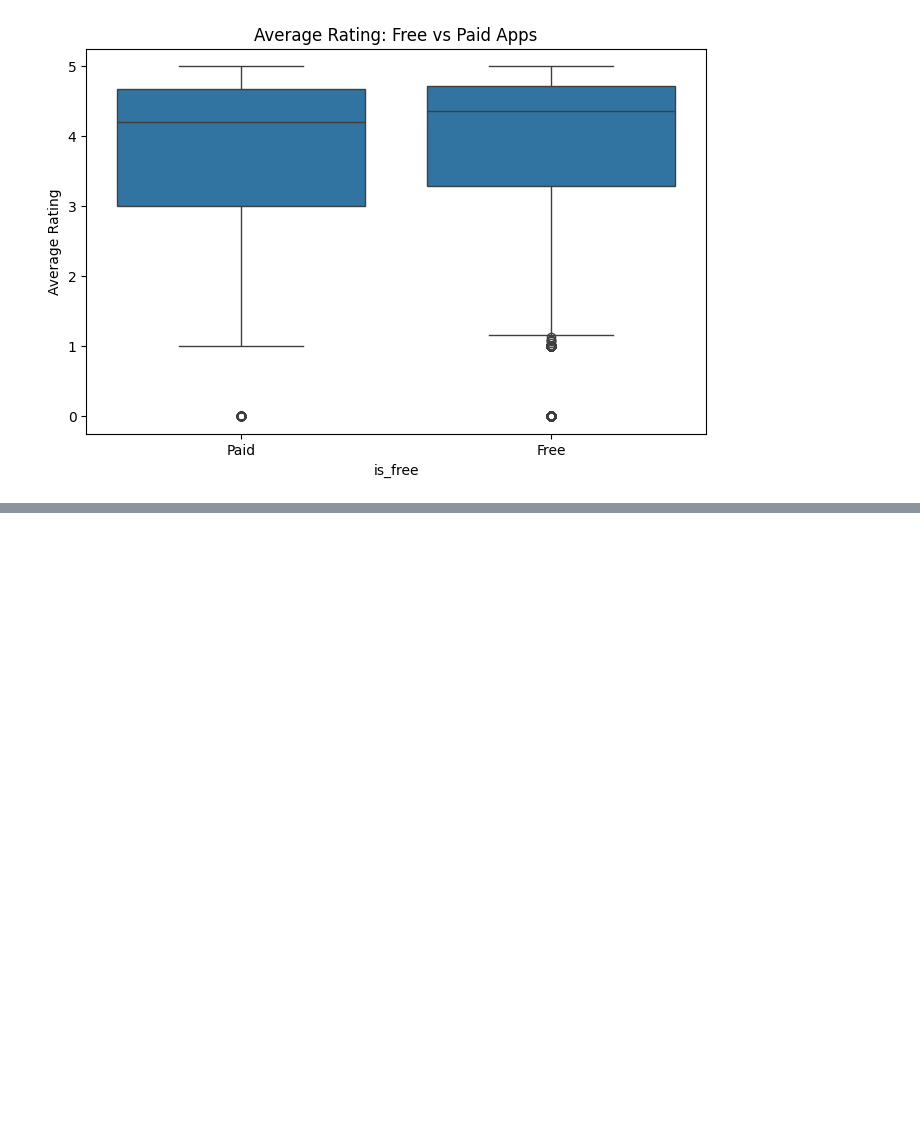
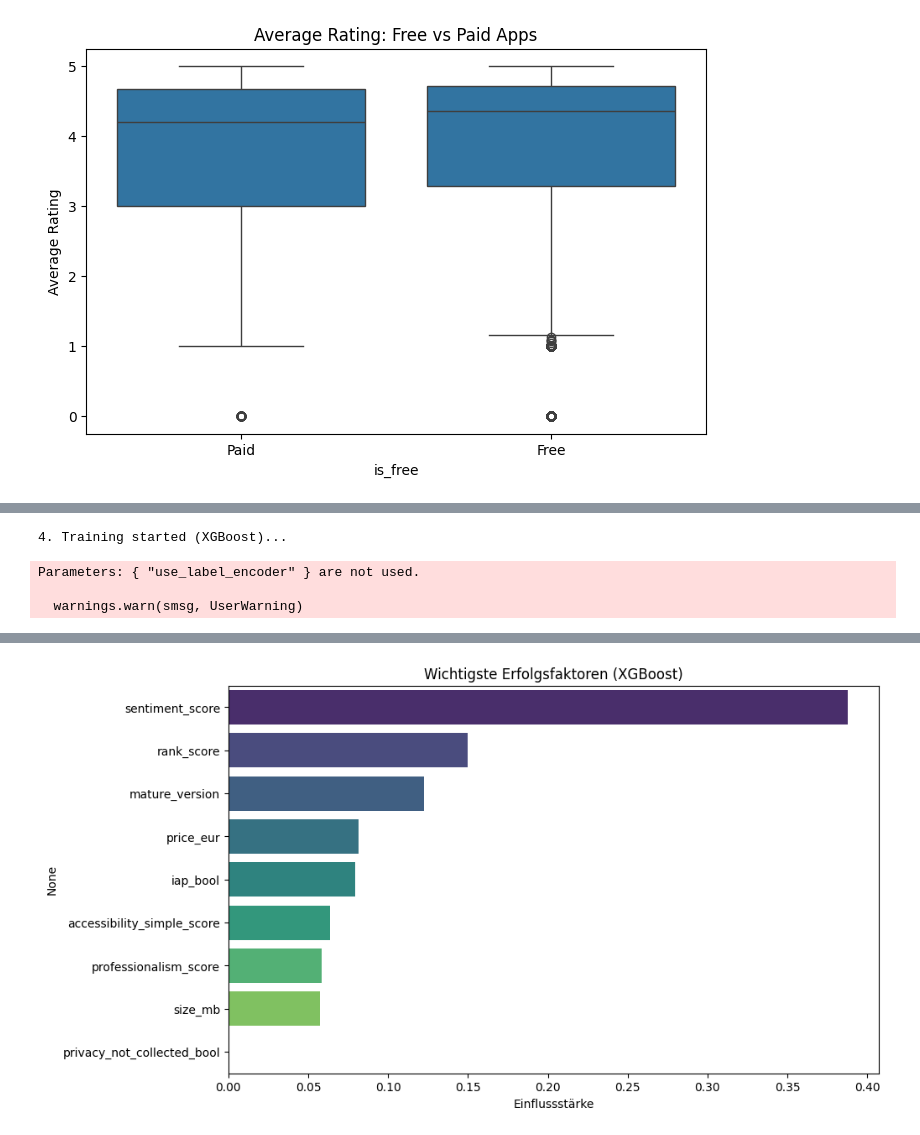
Before and after one commit to Miles-Zhu/AA-Group1, a Jupyter notebook: min.ipynb, the cells around one changed output, grey strips where cells are left out. Drawn from its saved outputs; the diff is of its cells as text; code cells hidden in the pictures; blank space fills up the shorter version.

```diff
--- a/min.ipynb
+++ b/min.ipynb
@@ -605,0 +774,13 @@ print("No. of remaining apps:", len(df_filtered), num_apps)
+# %%
+# -----------------------------
+# SEKTION 4.2: XGBoost + Ranking Boost)
+# -----------------------------
+import numpy as np
+import re
+from sklearn.model_selection import train_test_split
+from sklearn.metrics import classification_report, confusion_matrix, f1_score
+from xgboost import XGBClassifier
+
+print("1. Prep Data...")
+apps = df_sentiment.copy()
+apps["sentiment_score"] = apps["share_positive"]
@@ -605,0 +895,64 @@ print("No. of remaining apps:", len(df_filtered), num_apps)
+# %%
+# -----------------------------
+# SCHRITT 4: TRAINING (XGBoost)
+# -----------------------------
+if count_hq >= 20:
+    print("\n4. Training started (XGBoost)...")
+
+    features = [
+        "rank_score",
+        "sentiment_score",
+        "professionalism_score",
+        "mature_version",
+        "privacy_not_collected_bool",
+        "accessibility_simple_score",
+        "size_mb",
+        "iap_bool",
+        "price_eur"
+    ]
+
+    X_data = apps[features].fillna(0)
+    y_data = apps["high_quality"]
+
+    # Imbalance Ratio berechnen
+    scale_ratio = (len(apps) - count_hq) / count_hq
+
+    # Split 80/20
+    X_train, X_test, y_train, y_test = train_test_split(
+        X_data, y_data, test_size=0.2, random_state=42, stratify=y_data
+    )
+
+    # XGBoost Classifier
+    xgb = XGBClassifier(
+        n_estimators=5000,
+        learning_rate=0.01,
+        max_depth=16,
+        scale_pos_weight=scale_ratio, # Important against Imbalance
+        use_label_encoder=False,
+        eval_metric='logloss',
+        random_state=42
+    )
+
+    xgb.fit(X_train, y_train)
+    y_pred = xgb.predict(X_test)
+
+    print("\n=== ERGEBNIS (XGBoost) ===")
+    print(confusion_matrix(y_test, y_pred))
+    print(classification_report(y_test, y_pred))
+    print(f"F1-Score: {f1_score(y_test, y_pred):.4f}")
+
+    # Plot
+    importances = pd.Series(xgb.feature_importances_, index=features).sort_values(ascending=False)
+    plt.figure(figsize=(10, 6))
+    sns.barplot(x=importances.values, y=importances.index, hue=importances.index, legend=False, palette="viridis")
+    plt.title("Wichtigste Erfolgsfaktoren (XGBoost)")
+    plt.xlabel("Einflussstärke")
+    plt.show()
+
+else:
+    print("False.")
+# %% [output]
+4. Training started (XGBoost)...
+Parameters: { "use_label_encoder" } are not used.
+
+  warnings.warn(smsg, UserWarning)
@@ -605,0 +972 @@ print("No. of remaining apps:", len(df_filtered), num_apps)
+[figure, added]
```
Also changed, not shown: parts of 19 cells of this notebook, 1 other file.
